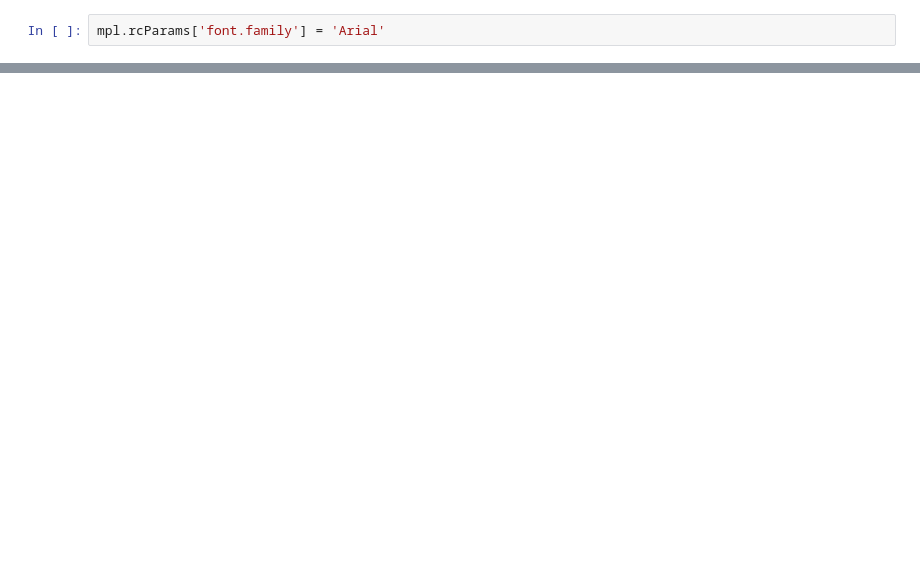
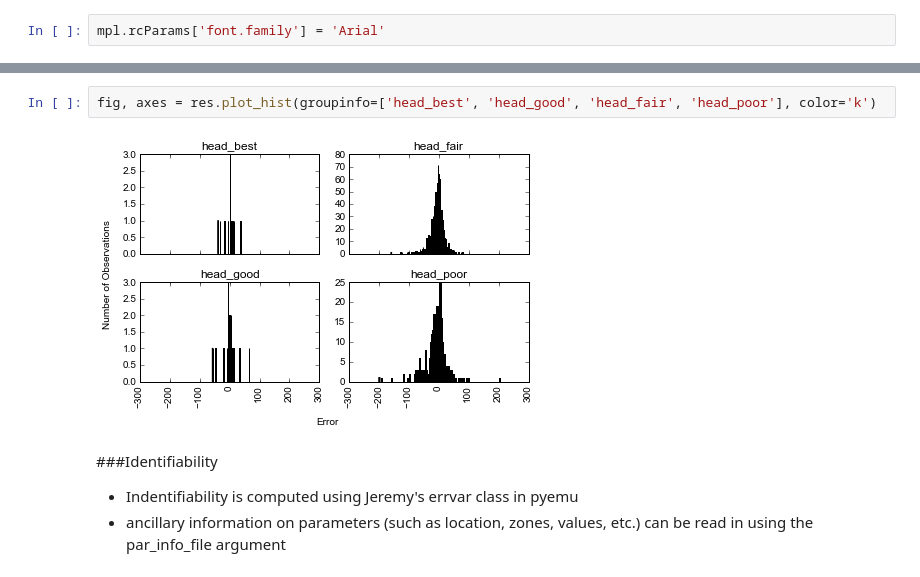
Before and after one commit to PESTools/pestools, a Jupyter notebook: examples/MFpaper_suggestions.ipynb, the cells around one changed output, grey strips where cells are left out. Saved outputs shown, nothing was run; the diff lists cells and outputs as text; blank space fills up the shorter version.

```diff
--- a/examples/MFpaper_suggestions.ipynb
+++ b/examples/MFpaper_suggestions.ipynb
@@ -14 +36,9 @@ co using Jeremy's errvar class in pyemu
+# %%
+fig, axes = res.plot_hist(groupinfo=['head_best', 'head_good', 'head_fair', 'head_poor'], color='k')
+# %% [output]
+[figure, added]
+# %% [markdown]
+###Identifiability
+* Indentifiability is computed using Jeremy's errvar class in pyemu
+* ancillary information on parameters (such as location, zones, values, etc.) can be read in using the par_info_file argument
 # %%
```
Also changed, not shown: parts of 13 cells of this notebook, 5 other files.
